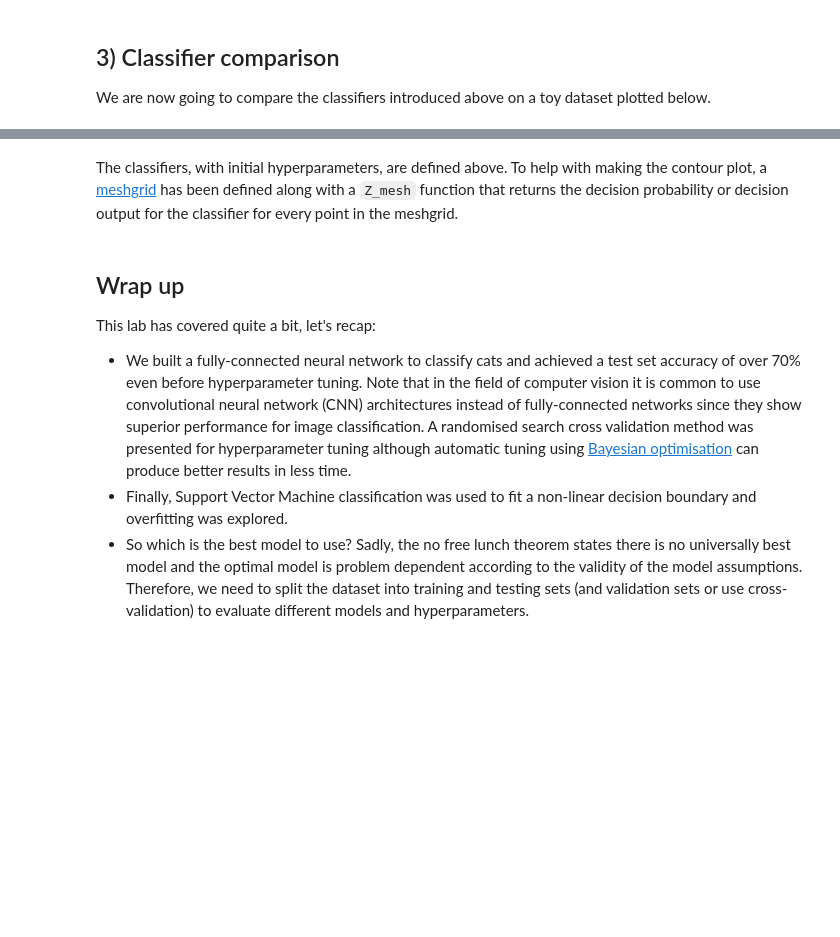
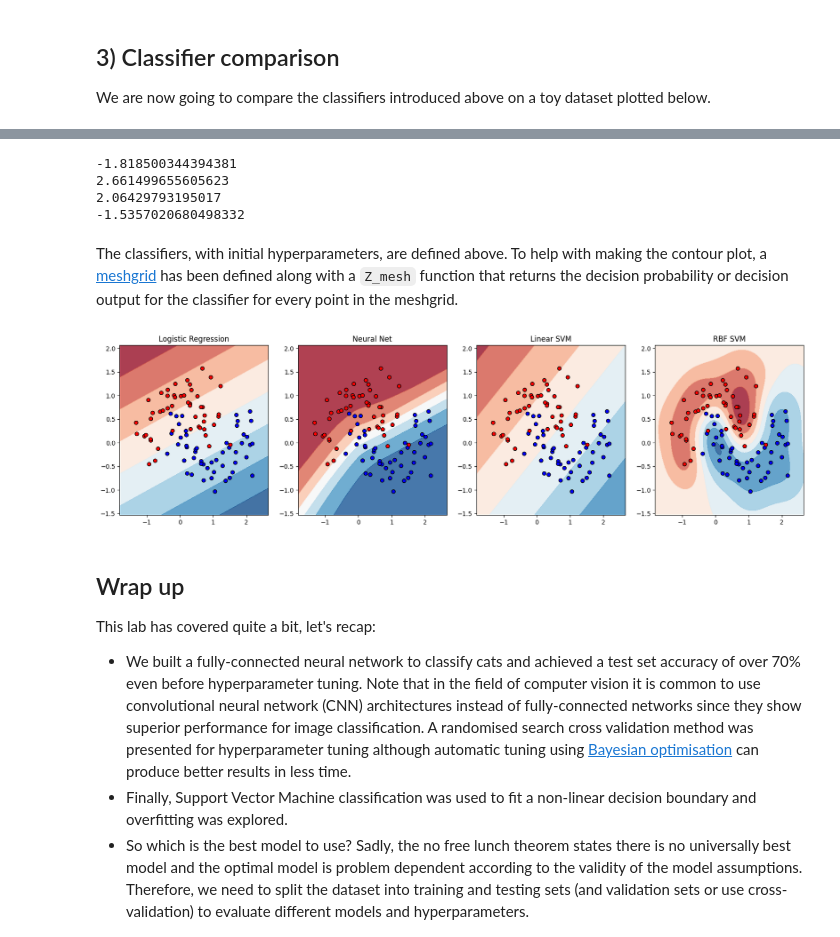
Before and after one commit to ZehuaLiuY/lab_sheets_public, a Jupyter notebook: lab2/lab2-linear_models_neural_nets_SVM.ipynb, the cells around one changed output, grey strips where cells are left out. Saved outputs shown, nothing was run; the diff lists cells and outputs as text; code cells hidden in the pictures; blank space fills up the shorter version.

```diff
--- a/lab2/lab2-linear_models_neural_nets_SVM.ipynb
+++ b/lab2/lab2-linear_models_neural_nets_SVM.ipynb
@@ -333,7 +414,10 @@ x_min, x_max = X[:, 0].min() - .5, X[:, 0].max() + .5
 y_min, y_max = X[:, 1].min() - .5, X[:, 1].max() + .5
 h = .02  # step size in the mesh
 xx, yy = np.meshgrid(np.arange(x_min, x_max, h), np.arange(y_min, y_max, h))
-
+print(xx.min())
+print(xx.max())
+print(yy.max())
+print(yy.min())
 # colour map (contourf cmap parameter)
 cm = plt.cm.RdBu
 
@@ -345,5 +429,10 @@ def Z_mesh(clf):
     else:
         Z = clf.predict_proba(np.c_[xx.ravel(), yy.ravel()])[:, 1]
     return Z.reshape(xx.shape)
+# %% [output]
+-1.818500344394381
+2.661499655605623
+2.06429793195017
+-1.5357020680498332
 # %% [markdown]
 The classifiers, with initial hyperparameters, are defined above. To help with making the contour plot, a [meshgrid](https://numpy.org/doc/stable/reference/generated/numpy.meshgrid.html) has been defined along with a `Z_mesh` function that returns the decision probability or decision output for the classifier for every point in the meshgrid.
@@ -352,3 +439,20 @@ The classifiers, with initial hyperparameters, are defined above. To help with m
+# %%
+# write your code here
+figure = plt.figure(figsize=(20, 5))
+
+for i, clf in enumerate(classifiers):
+
+    ax = plt.subplot(1, len(classifiers), i+1)
+
+    clf.fit(X, y)
+
+    Z = Z_mesh(clf)
+
+    ax.contourf(xx, yy, Z, cmap=cm, alpha=.8)
+    ax.scatter(X[:, 0], X[:, 1], c=y, cmap=cm_bright, edgecolors='k')
+    ax.set_title(names[i])
+# %% [output]
+[figure, added]
 # %% [markdown]
 ## Wrap up
 
```
Also changed, not shown: parts of 18 cells of this notebook, 2 other files.
